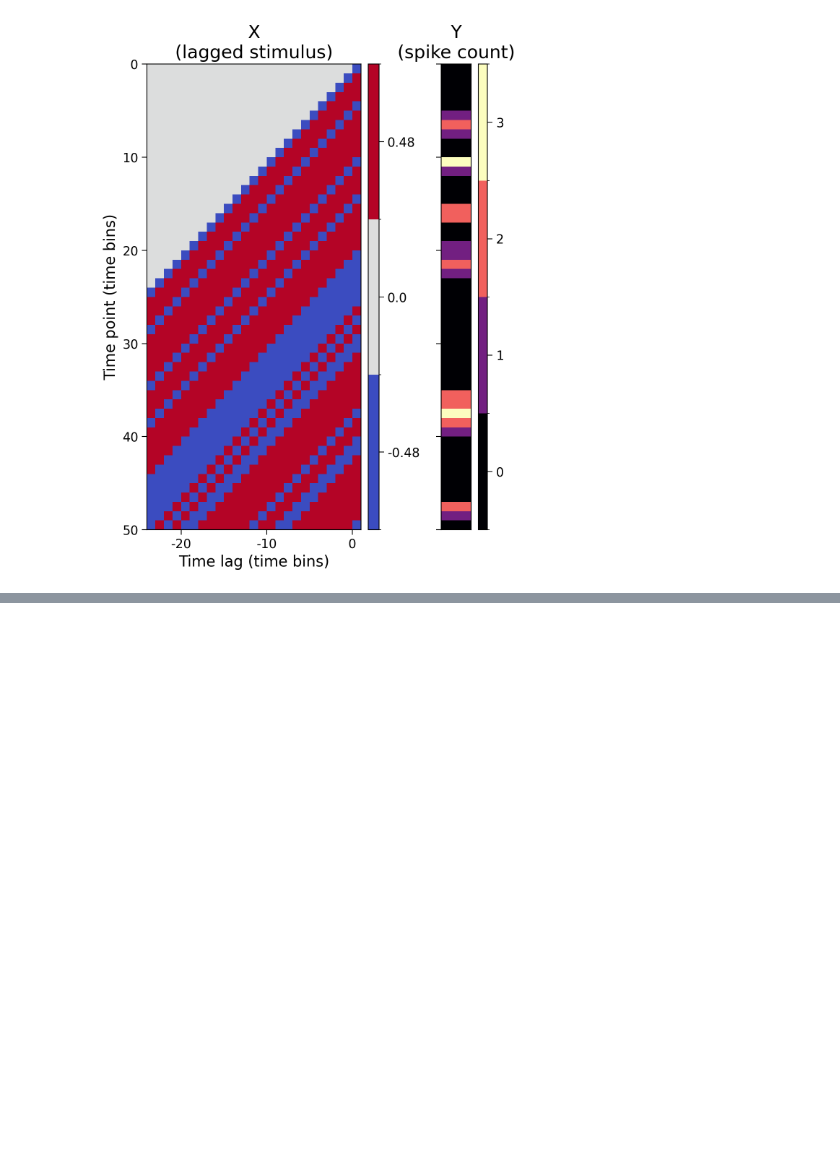
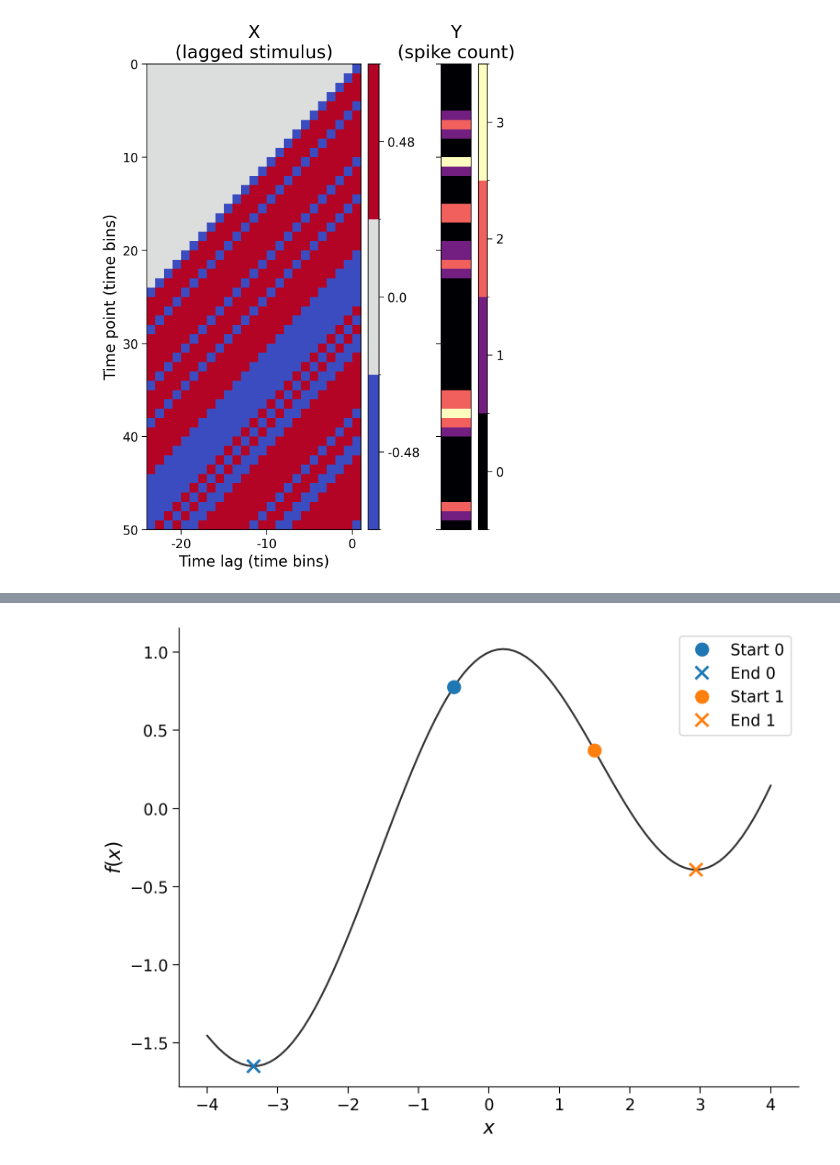
Before and after one commit to SanD94/neuromatch-2025, a Jupyter notebook: ml/glm.ipynb, the cells around one changed output, grey strips where cells are left out. Saved outputs shown, nothing was run; the diff lists cells and outputs as text; code cells hidden in the pictures; blank space fills up the shorter version.

```diff
--- a/ml/glm.ipynb
+++ b/ml/glm.ipynb
@@ -228,0 +405,18 @@ plot_glm_matrices(X, spikes, nt=50)
+# %%
+g = lambda x: x / 5 + np.cos(x)
+start_points = -.5, 1.5
+
+xx = np.linspace(-4, 4, 100)
+plt.plot(xx, g(xx), color=".2")
+plt.xlabel("$x$")
+plt.ylabel("$f(x)$")
+
+for i, x0 in enumerate(start_points):
+  res = minimize(g, x0)
+  plt.plot(x0, g(x0), "o", color=f"C{i}", ms=10, label=f"Start {i}")
+  plt.plot(res["x"].item(), res["fun"], "x", color=f"C{i}",
+           ms=10, mew=2, label=f"End {i}")
+plt.legend()
+plt.show()
+# %% [output]
+[figure, added]
```
Also changed, not shown: parts of 25 cells of this notebook.
